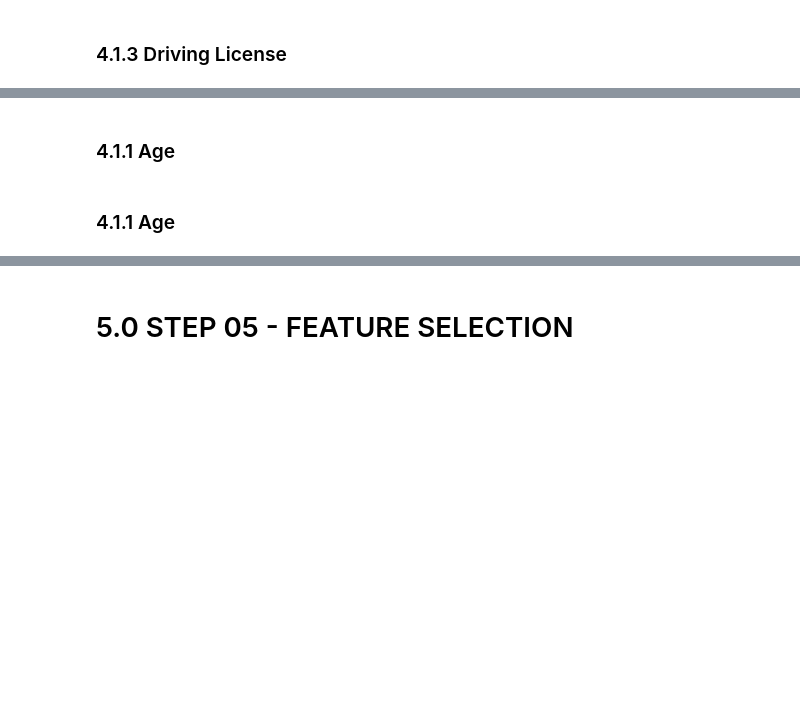
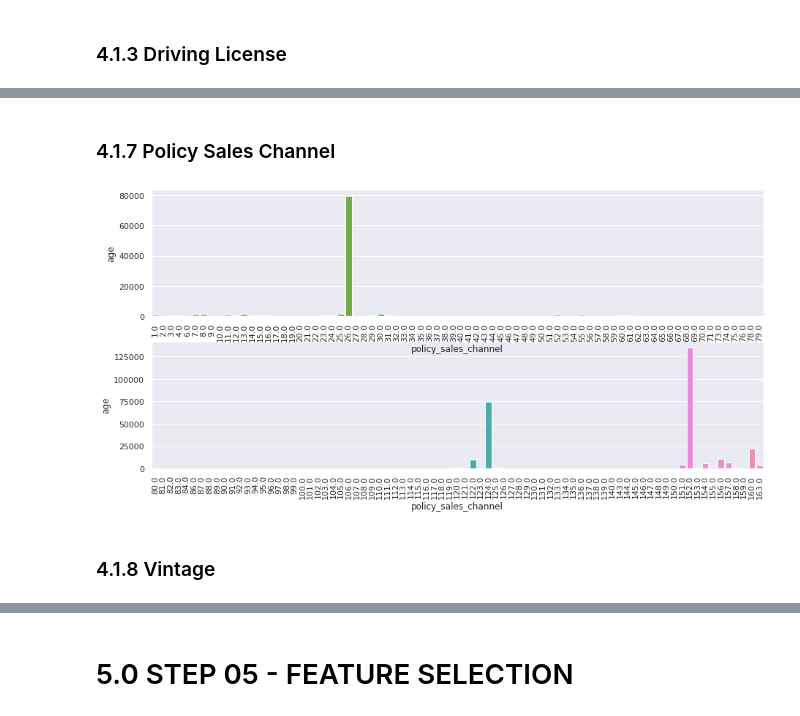
Before and after one commit to JeffersonMedines/health_insurance_cross_sell, a Jupyter notebook: notebooks/m01_v01_health_insurance_cross_sell.ipynb, the cells around one changed output, grey strips where cells are left out. Drawn from its saved outputs; the diff is of its cells as text; code cells hidden in the pictures; blank space fills up the shorter version.

```diff
--- a/notebooks/m01_v01_health_insurance_cross_sell.ipynb
+++ b/notebooks/m01_v01_health_insurance_cross_sell.ipynb
@@ -316,2 +339,2 @@ sns.histplot( aux3 );
 # %% [markdown]
-### 4.1.1 Age
+### 4.1.7 Policy Sales Channel
@@ -320,3 +341,15 @@ sns.histplot( aux3 );
+# %%
+plt.subplot( 212 )
+aux1 = df4[df4['policy_sales_channel'] >= 80.0].groupby( 'policy_sales_channel' )['age'].count().reset_index()
+sns.barplot( x='policy_sales_channel', y='age', data=aux1 )
+plt.xticks(rotation=90);
+
+plt.subplot( 211 )
+aux2 = df4[df4['policy_sales_channel'] < 80.0].groupby( 'policy_sales_channel' )['age'].count().reset_index()
+sns.barplot( x='policy_sales_channel', y='age', data=aux2 )
+plt.xticks(rotation=90);
+# %% [output]
+[figure, added]
 # %% [markdown]
-### 4.1.1 Age
+### 4.1.8 Vintage
 # %%
```
Also changed, not shown: parts of 24 cells of this notebook.
